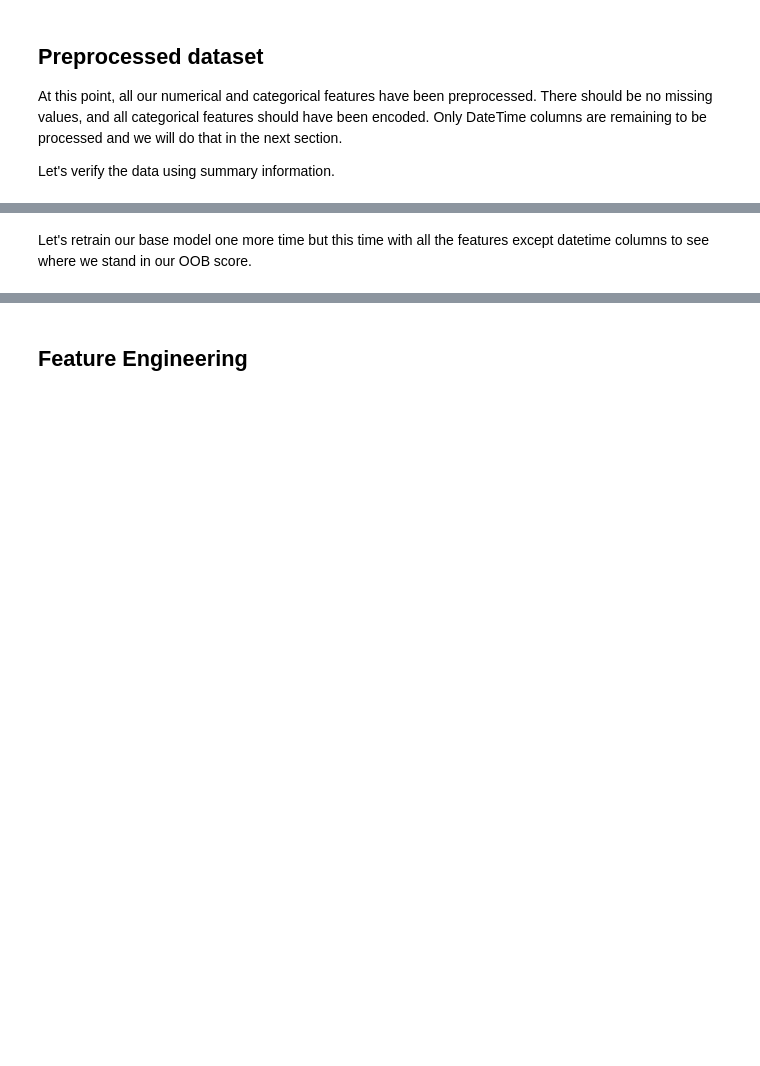
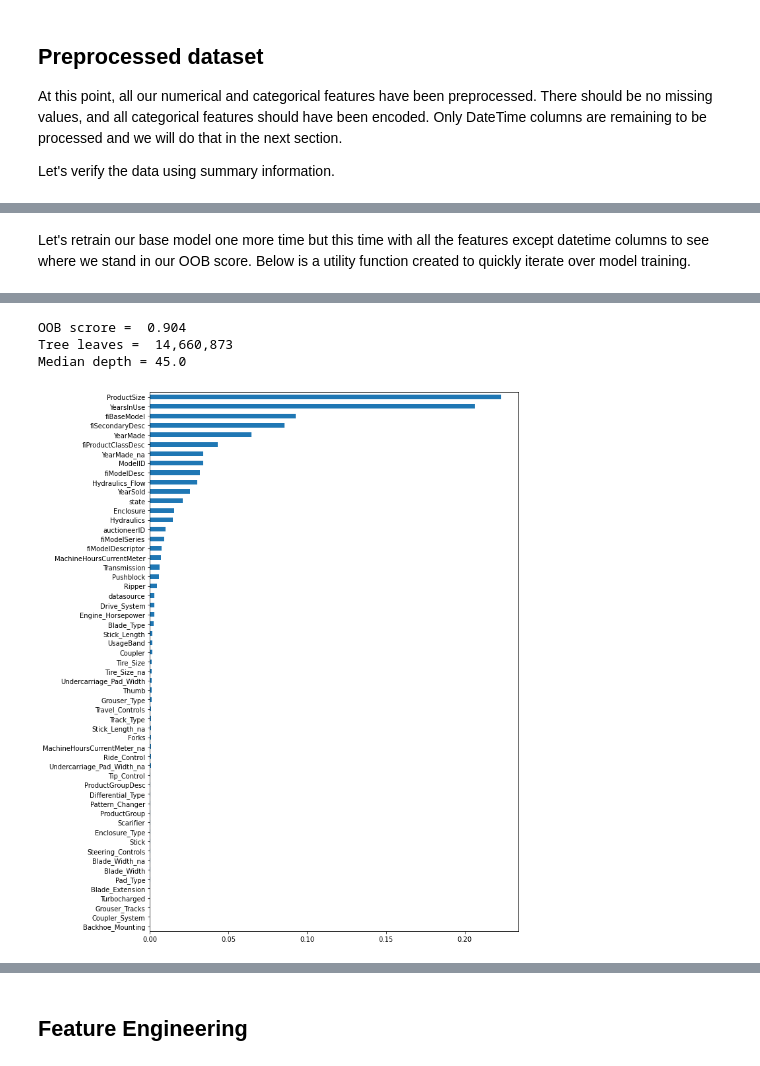
Before and after one commit to hassaanbinaslam/myblog_fastai_archived, a Jupyter notebook: _notebooks/2022-04-25-bluebook-for-bulldozers.ipynb, the cells around one changed output, grey strips where cells are left out. Drawn from its saved outputs; the diff is of its cells as text; code cells hidden in the pictures; blank space fills up the shorter version.

```diff
--- a/_notebooks/2022-04-25-bluebook-for-bulldozers.ipynb
+++ b/_notebooks/2022-04-25-bluebook-for-bulldozers.ipynb
@@ -686,5 +729,5 @@ df_info.sort_values('percent_missing')
 | fiProductClassDesc | 59 | int8 | 0.0 |
 | Blade_Width_na | True | bool | 0.0 |
 # %% [markdown]
-Let's retrain our base model one more time but this time with all the features except datetime columns to see where we stand in our OOB score.
+Let's retrain our base model one more time but this time with all the features except datetime columns to see where we stand in our OOB score. Below is a utility function created to quickly iterate over model training.
 # %%
@@ -731,3 +775,8 @@ def train_and_plot_model(df, target='SalePrice', drop_features=[], n_estimators=
 
     # return trained model, feature names, and their importances
     return (rf, features, feature_importance, oob_score)
+# %%
+##
+# keeping n_estimators same as previous base model i.e. 70
+(rf, feature_names, feature_importance, oob_pre) = train_and_plot_model(df, drop_features=['saledate'], n_estimators=70)
+# %% [output]
@@ -733,0 +786,4 @@ def train_and_plot_model(df, target='SalePrice', drop_features=[], n_estimators=
+OOB scrore =  0.904
+Tree leaves =  14,660,873
+Median depth = 45.0
+[figure, added]
```
Also changed, not shown: parts of 108 cells of this notebook, 4 other files.
